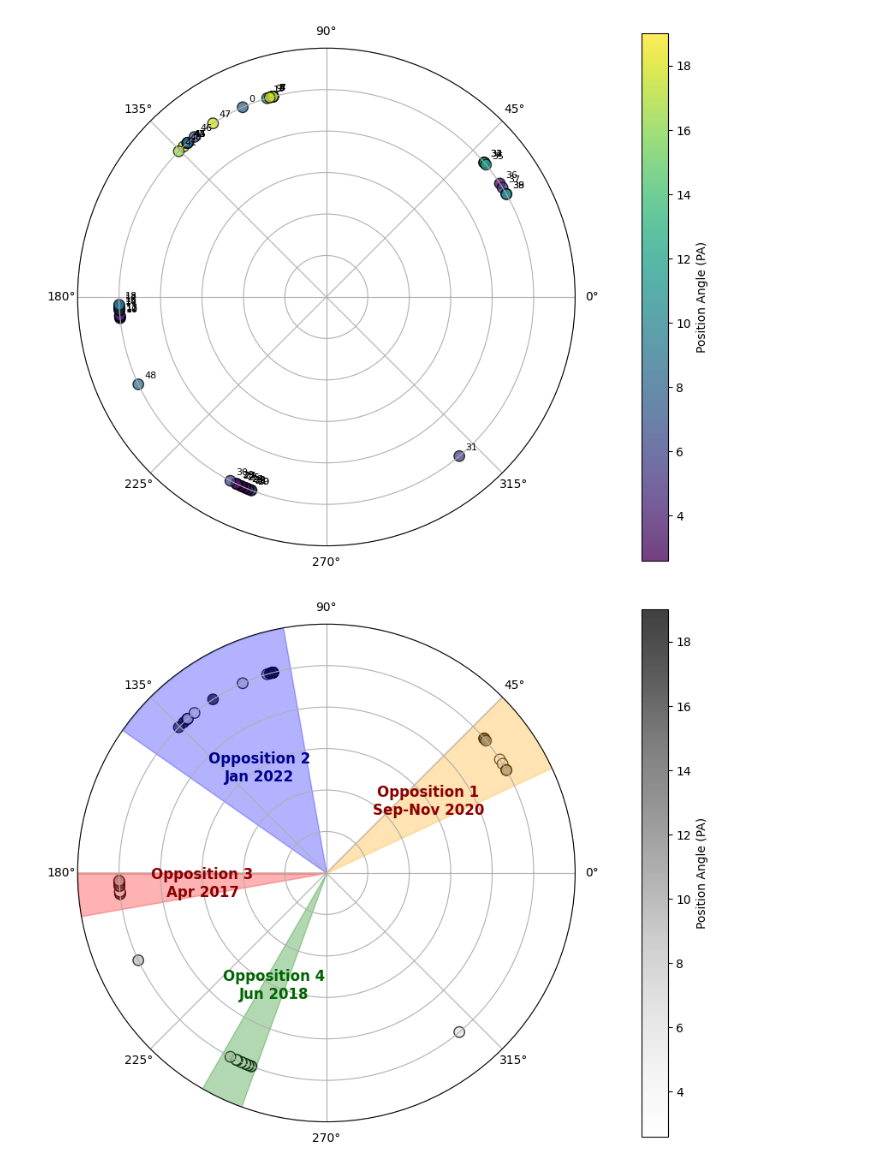
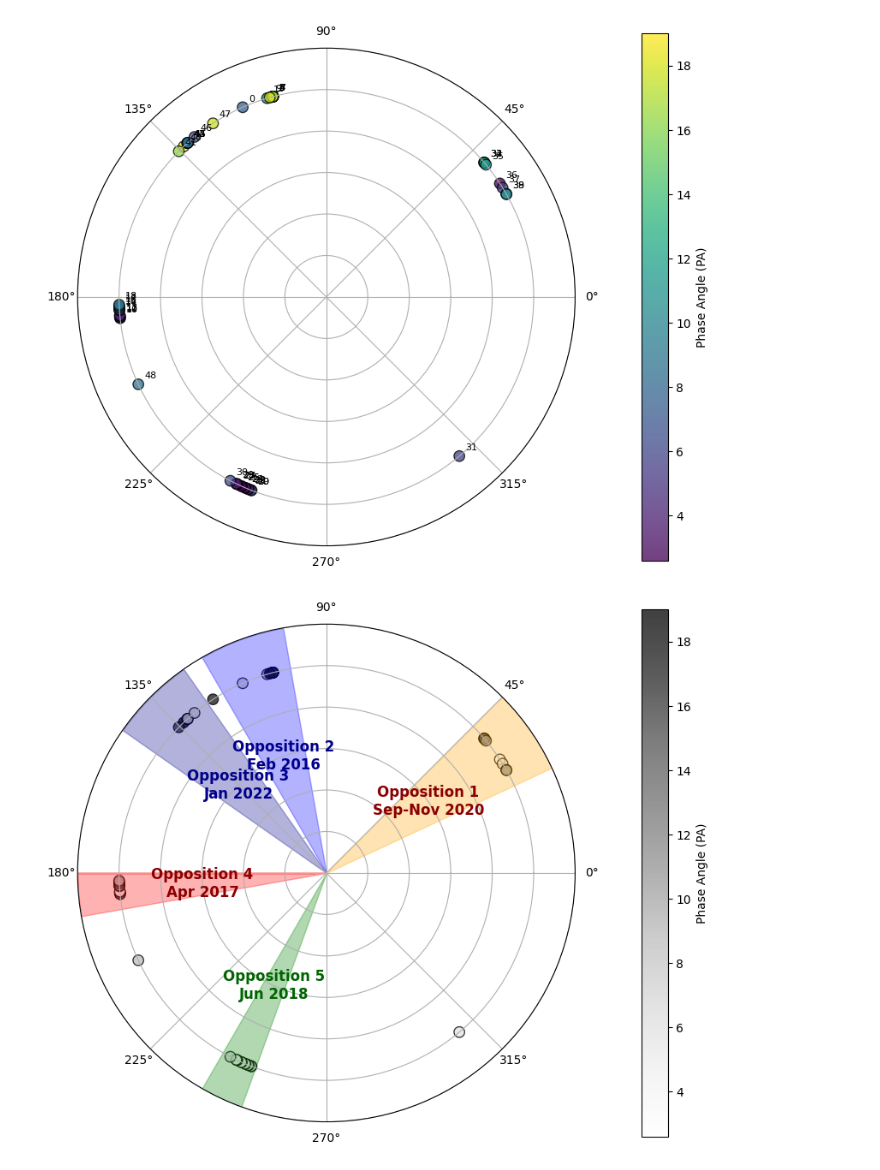
Before and after one commit to ASTR0MNSTR/univ_codes, a Jupyter notebook: 2025_2026/04-asteroids/polar/polar.ipynb, the cells around one changed output. Saved outputs shown, nothing was run; the diff lists cells and outputs as text; code cells hidden in the pictures.

```diff
--- a/2025_2026/04-asteroids/polar/polar.ipynb
+++ b/2025_2026/04-asteroids/polar/polar.ipynb
@@ -91,7 +91,7 @@ scatter = ax.scatter(theta, r, c=colors, cmap='Grays',
 
 # Add a colorbar for PA values
 cbar = plt.colorbar(scatter, ax=ax, pad=0.1)
-cbar.set_label('Position Angle (PA)')
+cbar.set_label('Phase Angle (PA)')
 
 # 5. Add labels (OBS-TIME) to the points
 # for i, label_text in enumerate(labels):
@@ -111,13 +111,25 @@ ax.annotate("Opposition 1\nSep-Nov 2020",
             fontsize=12, color='darkred',
             fontweight='bold')
 
-theta1, theta2 = np.radians([100, 145])
+theta1, theta2 = np.radians([100, 120])
 r_min, r_max = 0, 1.2
 t_fill = np.linspace(theta1, theta2, 100)
 ax.fill_between(t_fill, r_min, r_max, color='blue', alpha=0.3, label='Segment Area')
 mid_theta = (theta1 + theta2) / 2
 mid_r = (r_min + r_max) / 2
-ax.annotate("Opposition 2\nJan 2022",
+ax.annotate("Opposition 2\nFeb 2016",
+            xy=(mid_theta, mid_r),      # Polar coordinates (theta, r)
+            ha='center', va='center',   # Alignment
+            fontsize=12, color='darkblue',
+            fontweight='bold')
+
+theta1, theta2 = np.radians([125, 145])
+r_min, r_max = 0, 1.2
+t_fill = np.linspace(theta1, theta2, 100)
+ax.fill_between(t_fill, r_min, r_max, color='darkblue', alpha=0.3, label='Segment Area')
+mid_theta = (theta1 + theta2) / 2
+mid_r = (r_min + r_max) / 2
+ax.annotate("Opposition 3\nJan 2022",
             xy=(mid_theta, mid_r),      # Polar coordinates (theta, r)
             ha='center', va='center',   # Alignment
             fontsize=12, color='darkblue',
@@ -126,33 +138,33 @@ ax.annotate("Opposition 2\nJan 2022",
 theta1, theta2 = np.radians([180, 190])
 r_min, r_max = 0, 1.2
 t_fill = np.linspace(theta1, theta2, 100)
 ax.fill_between(t_fill, r_min, r_max, color='red', alpha=0.3, label='Segment Area')
 mid_theta = (theta1 + theta2) / 2
 mid_r = (r_min + r_max) / 2
-ax.annotate("Opposition 3\nApr 2017",
+ax.annotate("Opposition 4\nApr 2017",
             xy=(mid_theta, mid_r),      # Polar coordinates (theta, r)
             ha='center', va='center',   # Alignment
             fontsize=12, color='darkred',
             fontweight='bold')
 
 theta1, theta2 = np.radians([240, 250])
 r_min, r_max = 0, 1.2
 t_fill = np.linspace(theta1, theta2, 100)
 ax.fill_between(t_fill, r_min, r_max, color='green', alpha=0.3, label='Segment Area')
 mid_theta = (theta1 + theta2) / 2
 mid_r = (r_min + r_max) / 2
-ax.annotate("Opposition 4\nJun 2018",
+ax.annotate("Opposition 5\nJun 2018",
             xy=(mid_theta, mid_r),      # Polar coordinates (theta, r)
             ha='center', va='center',   # Alignment
             fontsize=12, color='darkgreen',
             fontweight='bold')
 
 # Formatting the plot
 ax.set_yticklabels([])  # Hide radial labels since radius is constant
 ax.set_ylim(0, 1.2)     # Extend limit slightly to fit labels
 
 # Save the plot
 plt.savefig('polar_plot_elong_theta.pdf', bbox_inches='tight', dpi=300)
 plt.show()
 # %% [output]
-[figure, old version]
+[figure, new version]
```
Also changed, not shown: parts of 2 cells of this notebook, 6 other files.
